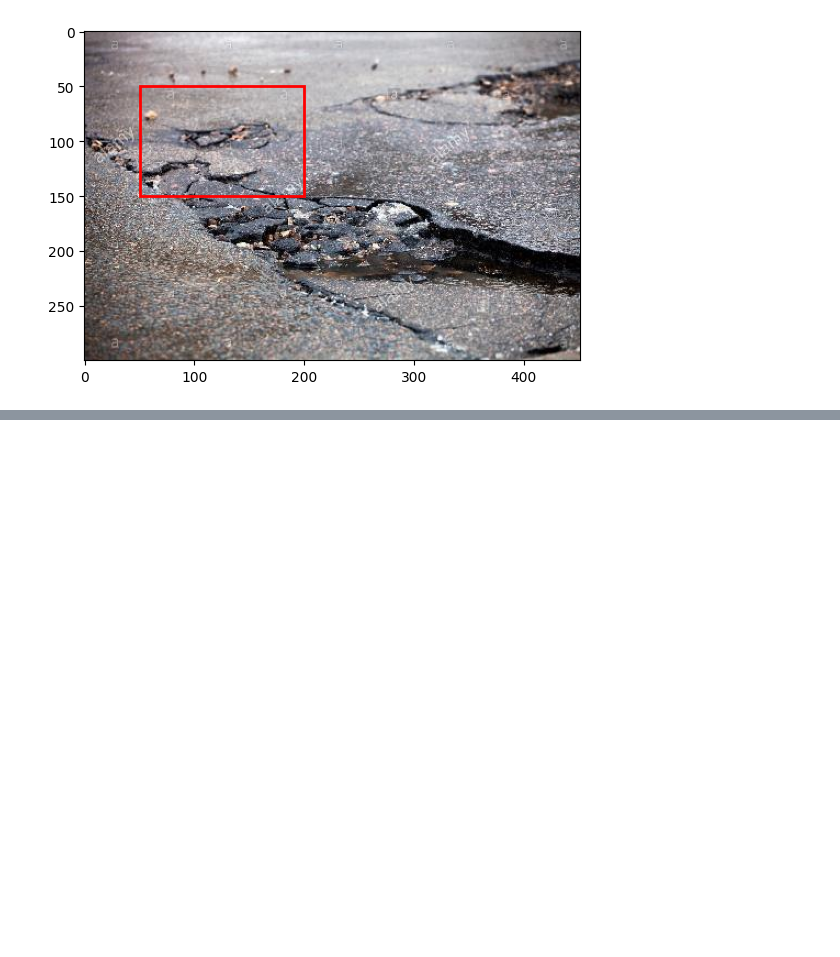
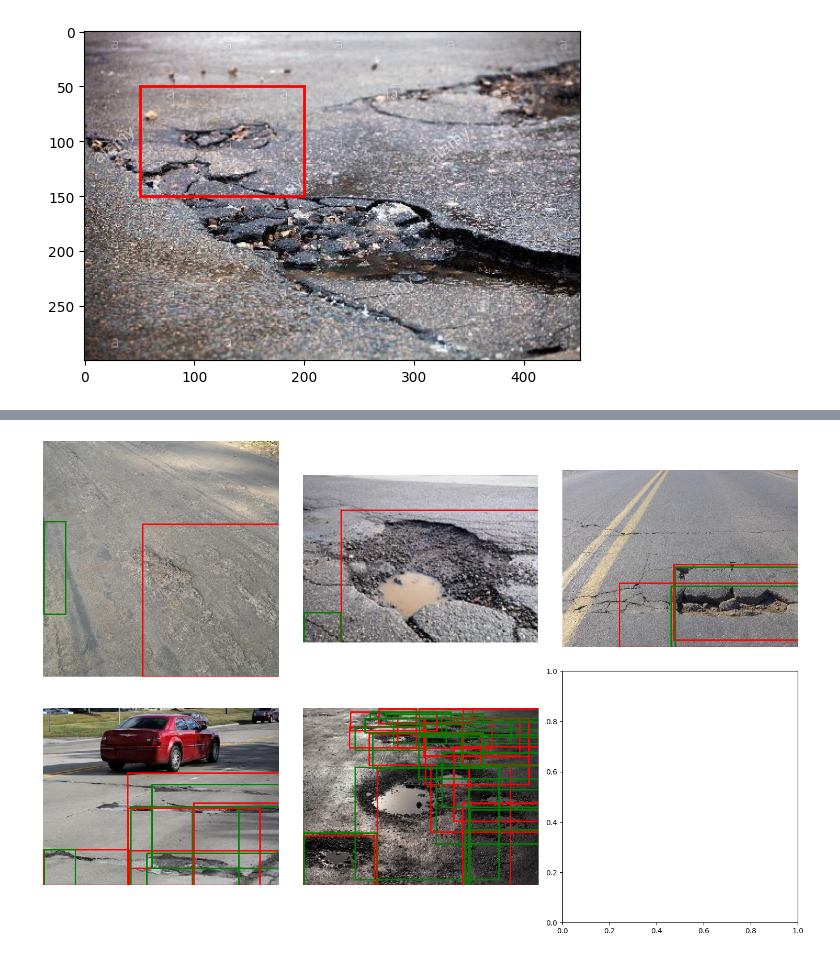
Before and after one commit to mklindtner/02516_pothole_w3, a Jupyter notebook: nb/mkl.ipynb, the cells around one changed output, grey strips where cells are left out. Cells and saved outputs as stored; diff of their text form; code cells hidden in the pictures; blank space fills up the shorter version.

```diff
--- a/nb/mkl.ipynb
+++ b/nb/mkl.ipynb
@@ -215,0 +362,20 @@ print(selective_search(img_path))
+# %%
+id = 0
+images = []
+labels_s = []
+best_bbs_s = []
+for image, labels in train_loader:
+    id += 1
+    if id == 6:
+        break
+    image = image.squeeze().permute(1, 2, 0).numpy()
+    labels = labels.squeeze().numpy()
+    all_proposals = selective_search(image, method="notsofast")
+
+    LOG.info(f"all_proposals shape: {all_proposals.shape}\t labels shape: {labels.shape}")
+    best_bbs = label_proposals(all_proposals, labels)
+    best_bbs_s.append(best_bbs)
+    images.append(image)
+    labels_s.append(labels)
+
+# LOG.info(f"best_bbs_s: {best_bbs_s}\t labels_s: {labels_s}\t labels_s_shape: {labels_s}")
@@ -215,0 +400,43 @@ print(selective_search(img_path))
+# %%
+import matplotlib.pyplot as plt
+import matplotlib.image as mpimg
+import matplotlib.patches as patches
+
+# Load the image
+# img_path = "data/Potholes/annotated-images/img-631.jpg"  # Replace with the path to your actual image
+# img = mpimg.imread(img_path)
+
+# Create figure and axes
+# fig, ax = plt.subplots()
+
+fig, axes = plt.subplots(2, 3, figsize=(15, 10))
+axes = axes.ravel()
+
+for idx, img in enumerate(images):
+    axes[idx].imshow(img)
+    axes[idx].axis('off')
+
+    cur_bbs = best_bbs_s[idx]
+    for bbs in cur_bbs:
+        LOG.info(f'bbs: {bbs}')
+        cords = bbs[0]
+        LOG.info(f'cords: {cords}')
+        if cords is not None:
+            rect = patches.Rectangle((cords[0], cords[1]), cords[2], cords[3], linewidth=2, edgecolor='r', facecolor='none')
+            axes[idx].add_patch(rect)
+
+    labels = labels_s[idx]
+    if labels.ndim > 1:
+        for label in labels:
+            rect = patches.Rectangle((label[0], label[1]), label[2], label[3], linewidth=2, edgecolor='g', facecolor='none')
+            axes[idx].add_patch(rect)
+    else:
+        rect = patches.Rectangle((label[0], label[1]), label[2], label[3], linewidth=2, edgecolor='g', facecolor='none')
+    axes[idx].add_patch(rect)
+# Add the rectangle to the Axes
+# ax.add_patch(rect)
+
+# Show the plot
+plt.tight_layout()
+plt.show()
+# %% [output]
@@ -215,0 +460 @@ print(selective_search(img_path))
+[figure, added]
```
Also changed, not shown: parts of 19 cells of this notebook.
